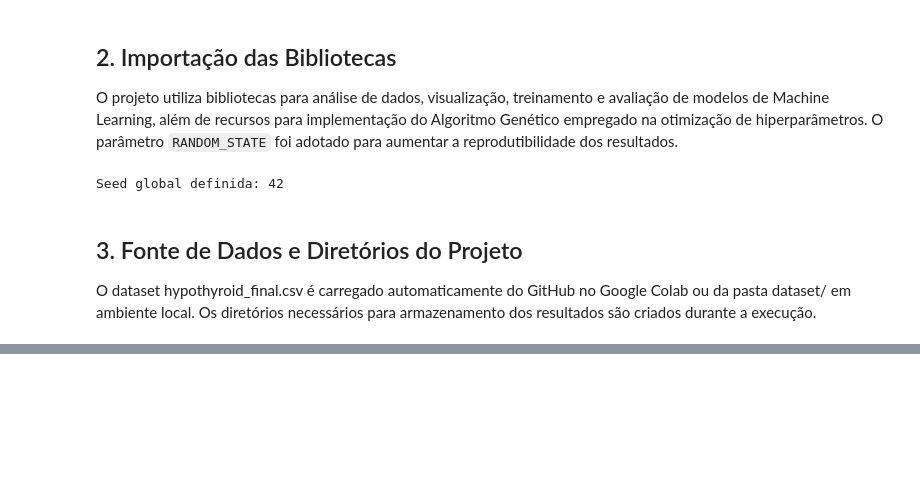
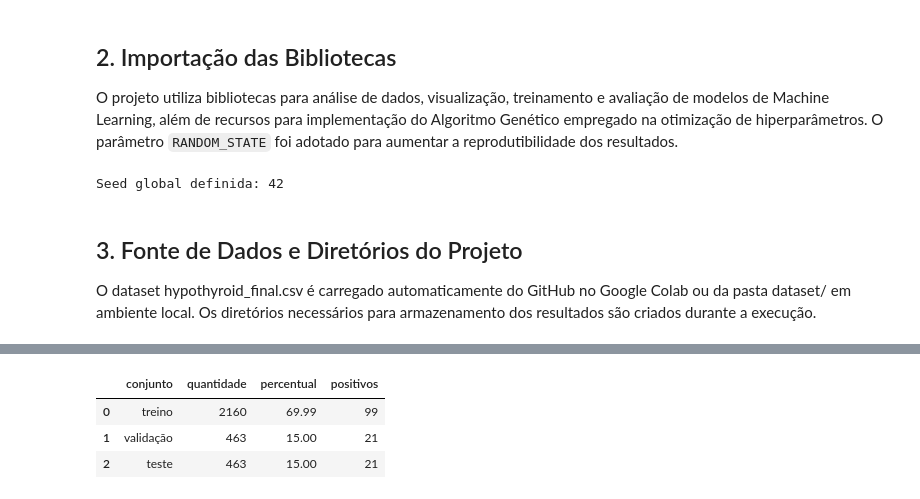
Before and after one commit to Val-Faria/tech-challenge-ia-saude, a Jupyter notebook: 02_otimizacao_hiperparametros_ag.ipynb, the cells around one changed output, grey strips where cells are left out. Drawn from its saved outputs; the diff is of its cells as text; code cells hidden in the pictures; blank space fills up the shorter version.

```diff
--- a/02_otimizacao_hiperparametros_ag.ipynb
+++ b/02_otimizacao_hiperparametros_ag.ipynb
@@ -117,0 +199,8 @@ Diretório de figuras: /content/TechCahllenge_Tireoide/reports/figures
+# %%
+X = dados_limpos.drop(columns=[TARGET_COLUMN])
+y = dados_limpos[TARGET_COLUMN].map({NEGATIVE_LABEL: 0, POSITIVE_LABEL: 1})
+
+print(f"Formato de X: {X.shape}")
+print(f"Formato de y: {y.shape}")
+print("Mapeamento: 0 = negative, 1 = hypothyroid")
+display(y.value_counts().rename(index={0: NEGATIVE_LABEL, 1: POSITIVE_LABEL}).to_frame("quantidade"))
@@ -117,0 +223,21 @@ Diretório de figuras: /content/TechCahllenge_Tireoide/reports/figures
+# %%
+X_train, X_temp, y_train, y_temp = train_test_split(
+    X, y, test_size=0.30, random_state=RANDOM_STATE, stratify=y
+)
+X_val, X_test, y_val, y_test = train_test_split(
+    X_temp, y_temp, test_size=0.50, random_state=RANDOM_STATE, stratify=y_temp
+)
+
+splits_summary = pd.DataFrame({
+    "conjunto": ["treino", "validação", "teste"],
+    "quantidade": [len(X_train), len(X_val), len(X_test)],
+    "percentual": [len(X_train)/len(X), len(X_val)/len(X), len(X_test)/len(X)],
+    "positivos": [int(y_train.sum()), int(y_val.sum()), int(y_test.sum())],
+})
+splits_summary["percentual"] = (splits_summary["percentual"] * 100).round(2)
+display(splits_summary)
+# %% [output]
+|  | conjunto | quantidade | percentual | positivos |
+| 0 | treino | 2160 | 69.99 | 99 |
+| 1 | validação | 463 | 15.00 | 21 |
+| 2 | teste | 463 | 15.00 | 21 |
```
Also changed, not shown: parts of 15 cells of this notebook.
